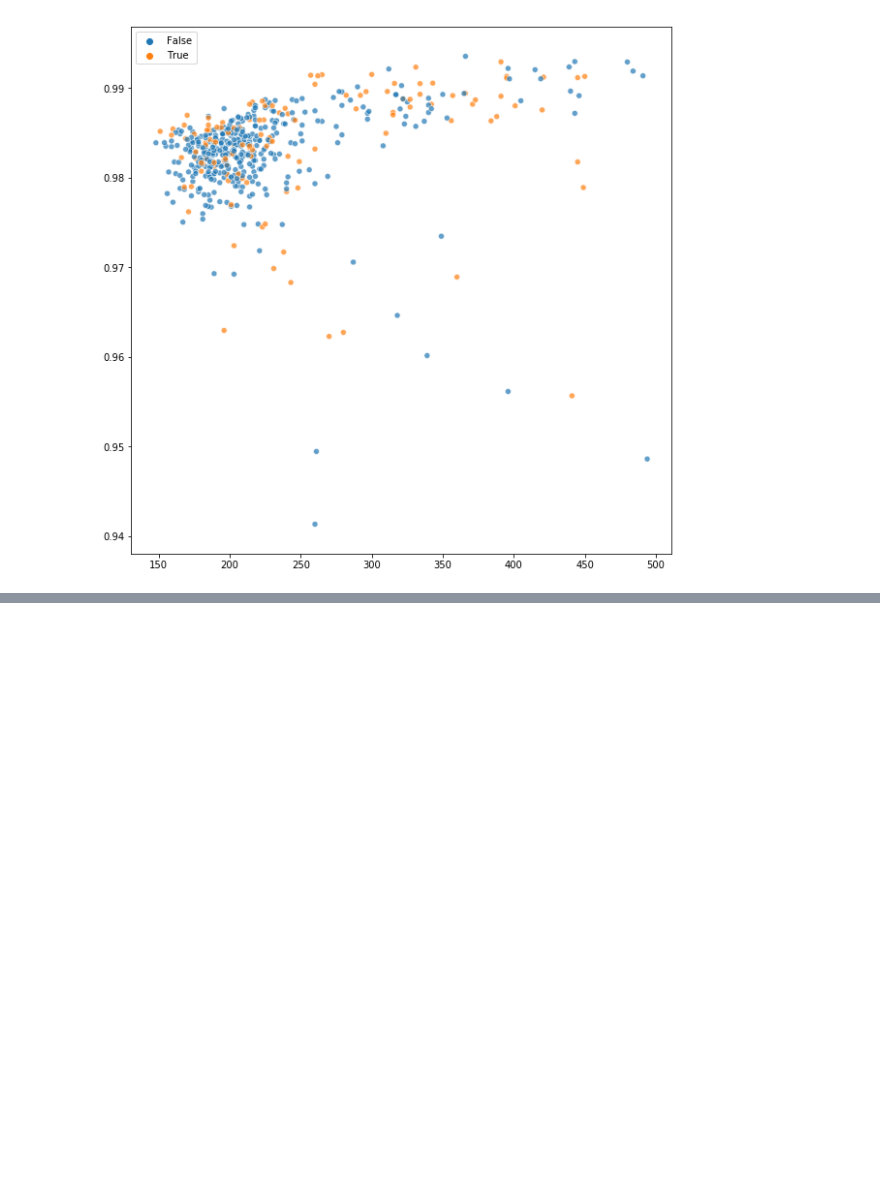
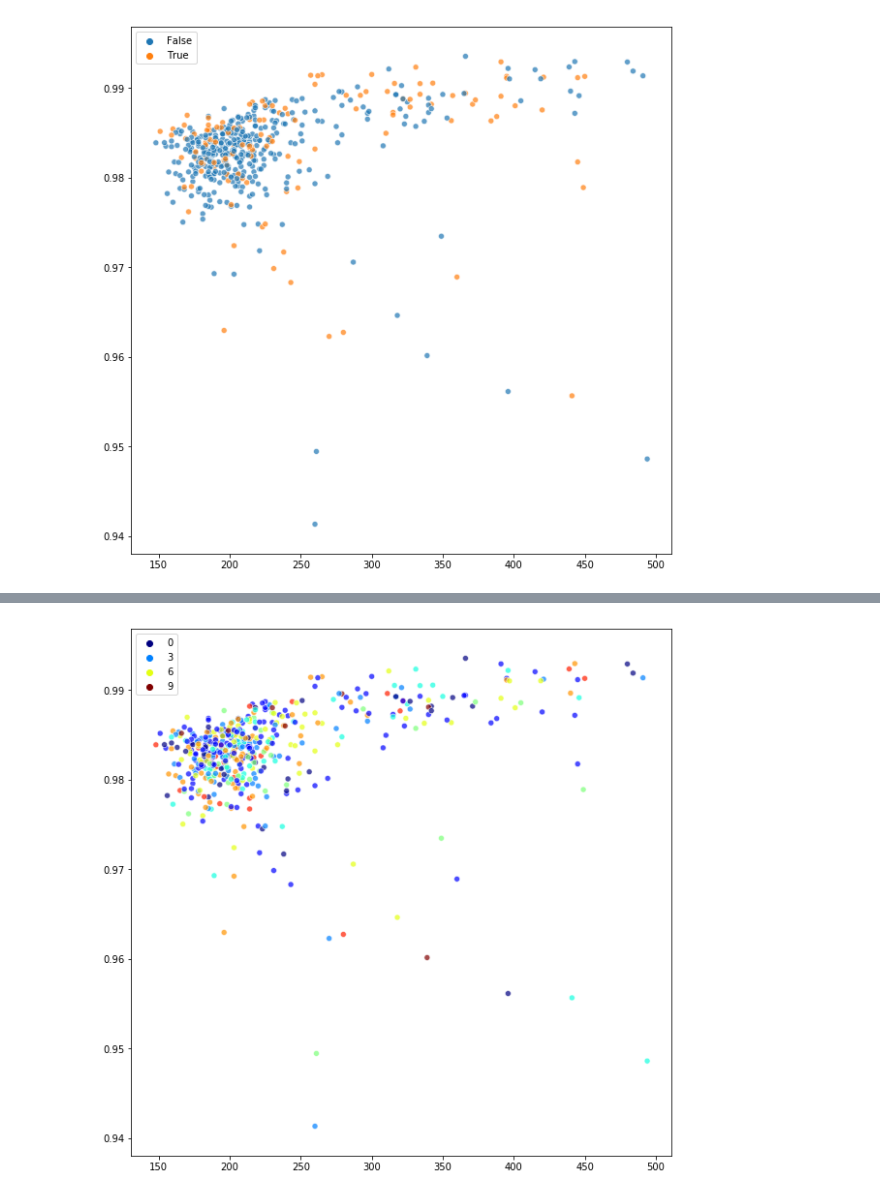
Before and after one commit to gomezlab/kinotypeClusteringAndRegression, a Jupyter notebook: src/network_11_analysisOfSensitivity.ipynb, the cells around one changed output, grey strips where cells are left out. Drawn from its saved outputs; the diff is of its cells as text; code cells hidden in the pictures; blank space fills up the shorter version.

```diff
--- a/src/network_11_analysisOfSensitivity.ipynb
+++ b/src/network_11_analysisOfSensitivity.ipynb
@@ -69,3 +69,6 @@ sns.scatterplot(nonzero_count, mean_nonzero, ax=ax, hue=(louv['class'] == 'Dark'
 plt.show()
 # %% [output]
 [figure]
+# %%
+color = pd.read_csv('../results/networkClusters/louvain_clusters.txt', sep='\t')
+color.head()
@@ -71,0 +82,6 @@ plt.show()
+# %%
+fig, ax = plt.subplots(figsize=(10,10))
+sns.scatterplot(nonzero_count, mean_nonzero, ax=ax, hue=color['cluster'].values, palette='jet', alpha=0.7)
+plt.show()
+# %% [output]
+[figure, added]
```
Also changed, not shown: parts of 1 cell of this notebook.
